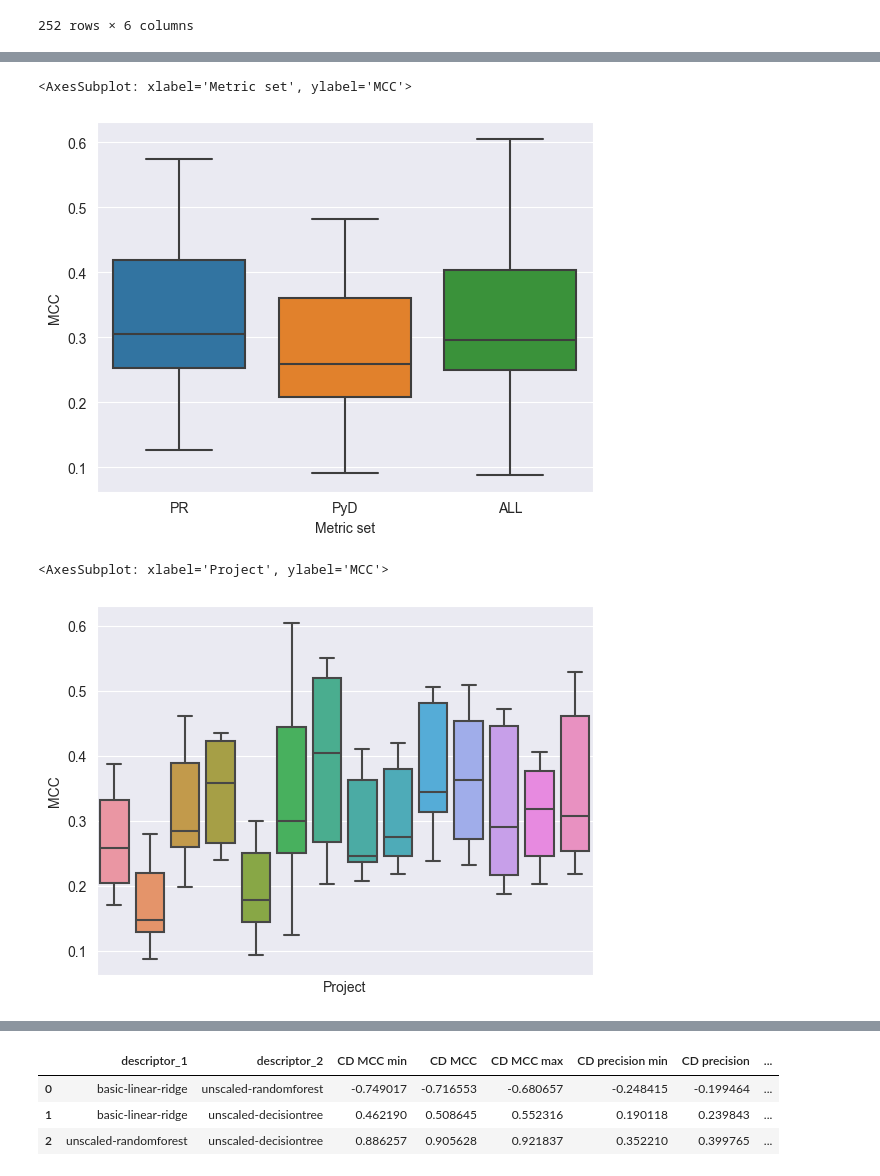
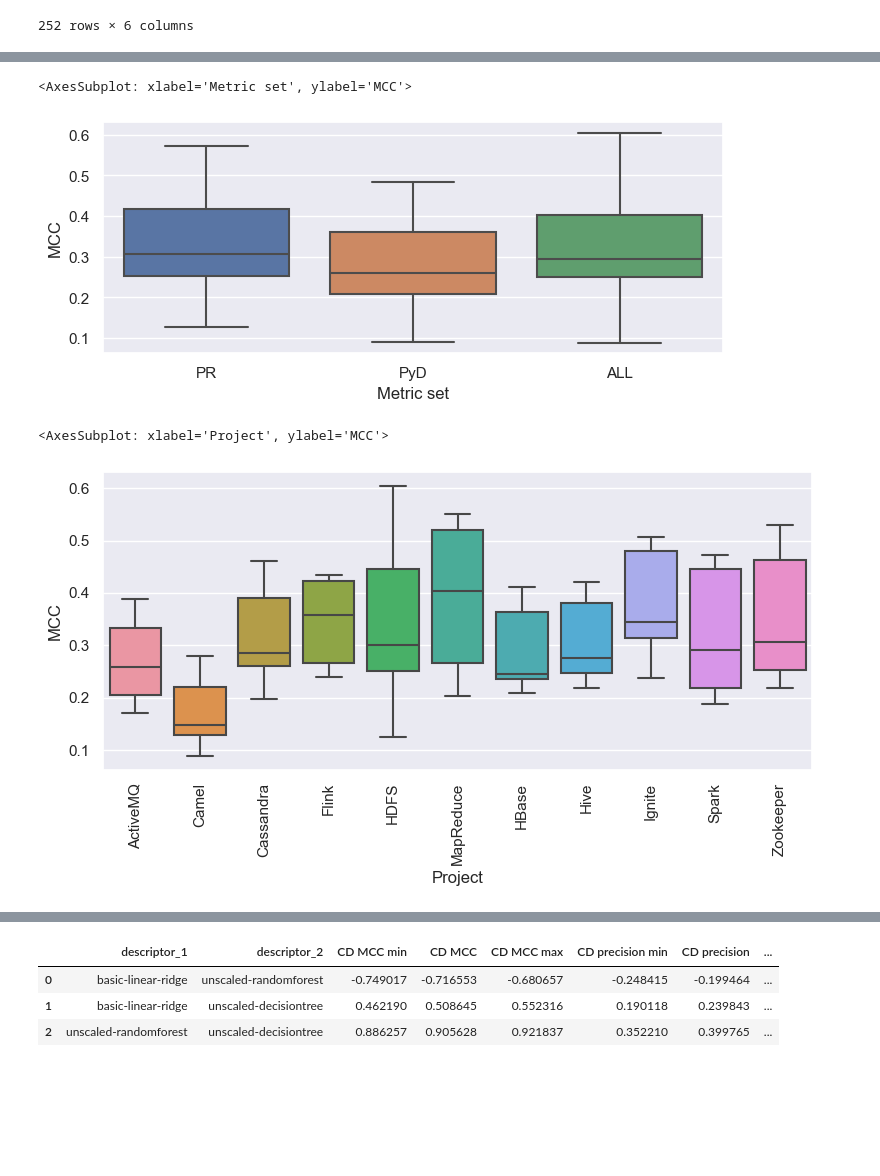
Before and after one commit to tlewowski/defect-prediction, a Jupyter notebook: manual_analysis/per-project/defect-performance-per-project.ipynb, the cells around one changed output, grey strips where cells are left out. Saved outputs shown, nothing was run; the diff lists cells and outputs as text; code cells hidden in the pictures; blank space fills up the shorter version.

```diff
--- a/manual_analysis/per-project/defect-performance-per-project.ipynb
+++ b/manual_analysis/per-project/defect-performance-per-project.ipynb
@@ -23,6 +23,20 @@ MODEL_NAME_MAPPING = {
     "basic-gradientboost": "BGB"
 }
 
+PROJECT_NAME_MAPPING = {
+    "hadoop-hdfs": "HDFS",
+    "hadoop-mapreduce": "MapReduce",
+    "spark": "Spark",
+    "activemq": "ActiveMQ",
+    "zookeeper": "Zookeeper",
+    "hive": "Hive",
+    "ignite": "Ignite",
+    "flink": "Flink",
+    "cassandra": "Cassandra",
+    "camel": "Camel",
+    "hbase": "HBase"
+}
+
 partial_results = [
     "../../data/experiment3-final/r_1.csv",
     "../../data/experiment3-final/r_2.csv",
@@ -123,6 +137,9 @@ series
 252 rows × 6 columns
 # %%
 import seaborn as sns
+import matplotlib.pyplot as pyplot
+
+sns.set(rc={'figure.figsize': (8.0, 3.0)})
 
 smellchart_data = results.filter(["real_mcc", "smell_models"])
 smellchart_data["MCC"] = smellchart_data["real_mcc"]
@@ -218,22 +235,24 @@ metrics_mcc.get_figure().savefig("projects_mcc_metrics.png")
 metrics_mcc
 # %% [output]
 <AxesSubplot: xlabel='Metric set', ylabel='MCC'>
-[figure, old version]
+[figure, new version]
 # %%
 mcc_project_data = results.loc[results.smell_models == False].filter(["real_mcc", "PROJECT"])
 mcc_project_data["MCC"] = mcc_project_data["real_mcc"]
-mcc_project_data["Project"] = mcc_project_data["PROJECT"]
+mcc_project_data["Project"] = mcc_project_data["PROJECT"].map(PROJECT_NAME_MAPPING)
+sns.set(rc={'figure.figsize': (8.0, 4.5)})
 
 models_mcc = sns.boxplot(
     mcc_project_data, y="MCC", x="Project"
 )
-models_mcc.set(xticks=[])
+models_mcc.set_xticklabels(models_mcc.get_xticklabels(), rotation=90)
+pyplot.tight_layout()
 
 models_mcc.get_figure().savefig("projects_mcc_project.png")
 models_mcc
 # %% [output]
 <AxesSubplot: xlabel='Project', ylabel='MCC'>
-[figure, old version]
+[figure, new version]
 # %%
 prec_project_data = results.loc[results.smell_models == False].filter(["real_precision", "PROJECT"])
 prec_project_data["Precision"] = prec_project_data["real_precision"]
```
Also changed, not shown: parts of 6 cells of this notebook, 4 other files.
